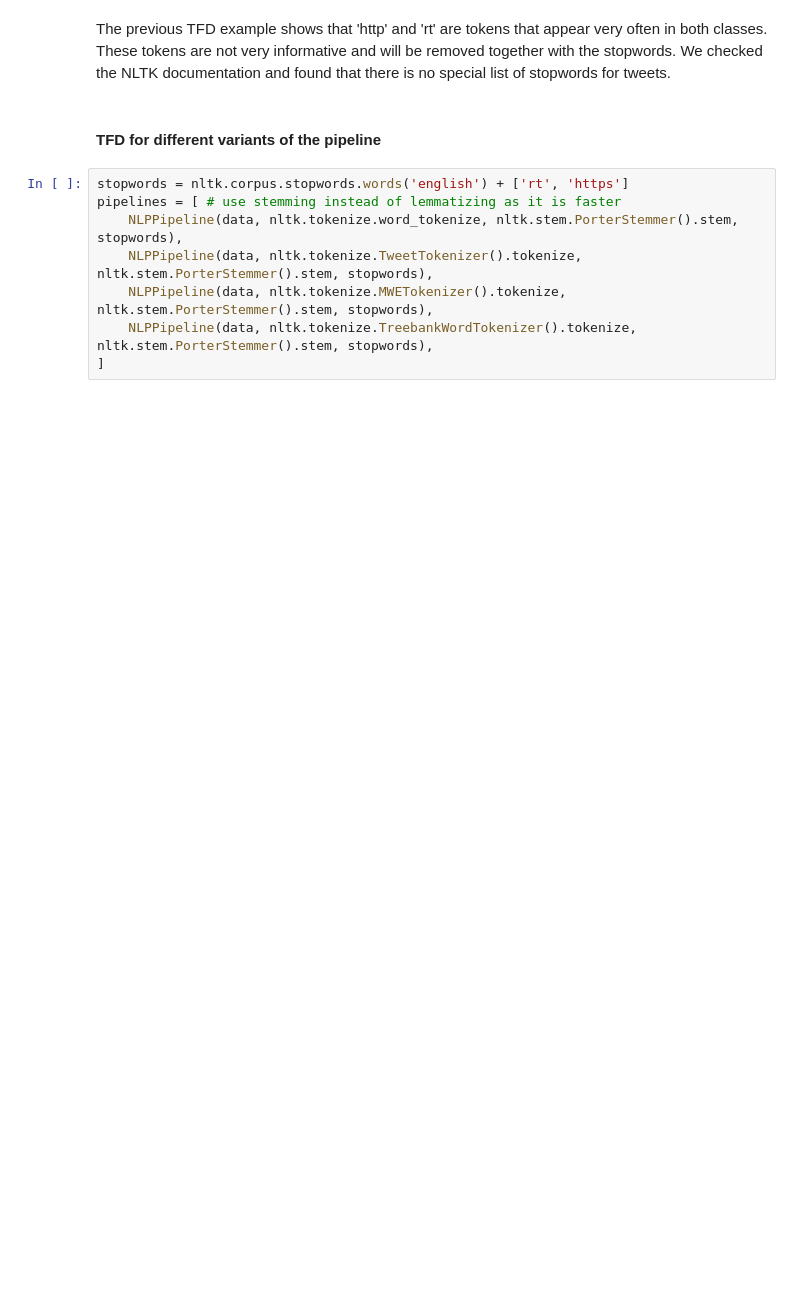
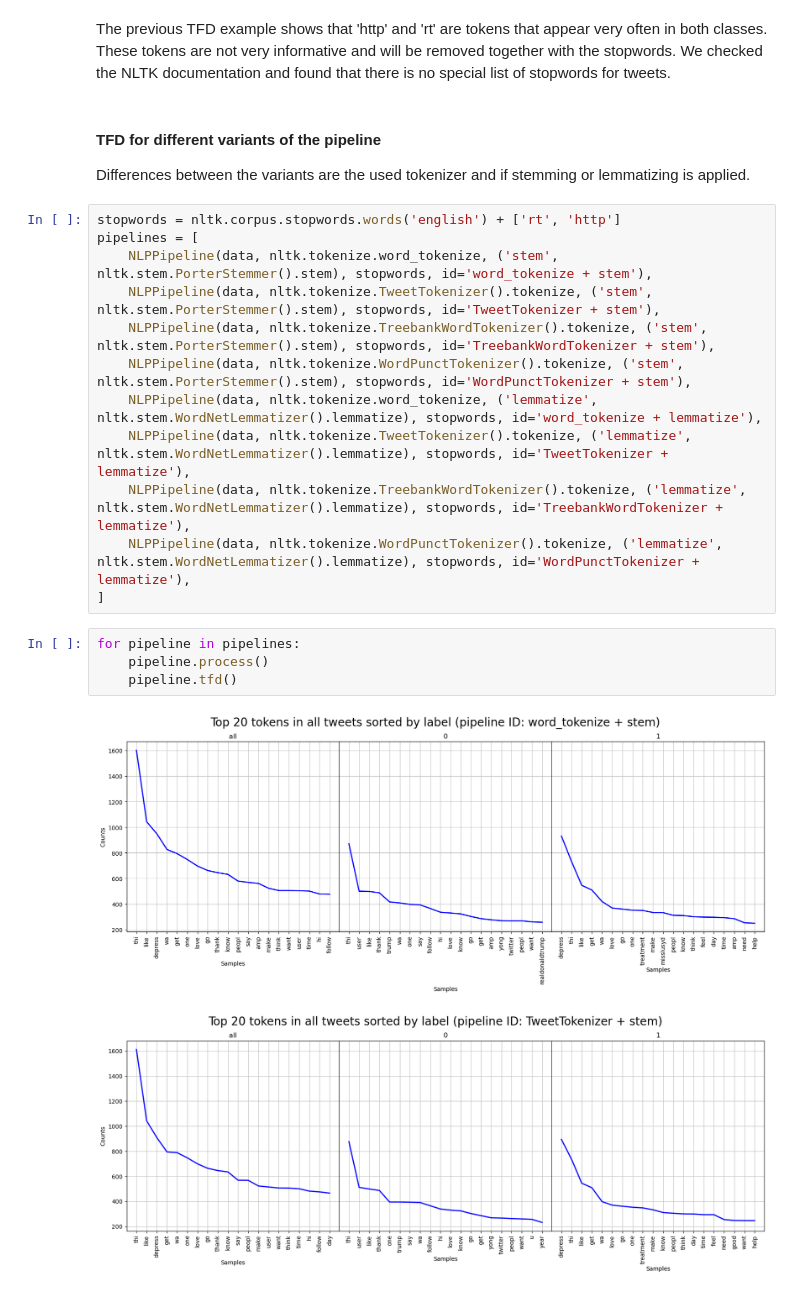
Before and after one commit to homolan13/twitter_mental_health, a Jupyter notebook: project.ipynb, the cells around one changed output. Drawn from its saved outputs; the diff is of its cells as text; blank space fills up the shorter version.

Commit message:
Finished different pipelines, TODO: add explanation

```diff
--- a/project.ipynb
+++ b/project.ipynb
@@ -209,11 +230,23 @@ print(dists)
 The previous TFD example shows that 'http' and 'rt' are tokens that appear very often in both classes. These tokens are not very informative and will be removed together with the stopwords. We checked the NLTK documentation and found that there is no special list of stopwords for tweets.
 # %% [markdown]
 #### TFD for different variants of the pipeline
+Differences between the variants are the used tokenizer and if stemming or lemmatizing is applied.
-# %%
-stopwords = nltk.corpus.stopwords.words('english') + ['rt', 'https']
-pipelines = [ # use stemming instead of lemmatizing as it is faster
-    NLPPipeline(data, nltk.tokenize.word_tokenize, nltk.stem.PorterStemmer().stem, stopwords),
-    NLPPipeline(data, nltk.tokenize.TweetTokenizer().tokenize, nltk.stem.PorterStemmer().stem, stopwords),
-    NLPPipeline(data, nltk.tokenize.MWETokenizer().tokenize, nltk.stem.PorterStemmer().stem, stopwords),
-    NLPPipeline(data, nltk.tokenize.TreebankWordTokenizer().tokenize, nltk.stem.PorterStemmer().stem, stopwords),
-]
+# %%
+stopwords = nltk.corpus.stopwords.words('english') + ['rt', 'http']
+pipelines = [
+    NLPPipeline(data, nltk.tokenize.word_tokenize, ('stem', nltk.stem.PorterStemmer().stem), stopwords, id='word_tokenize + stem'),
+    NLPPipeline(data, nltk.tokenize.TweetTokenizer().tokenize, ('stem', nltk.stem.PorterStemmer().stem), stopwords, id='TweetTokenizer + stem'),
+    NLPPipeline(data, nltk.tokenize.TreebankWordTokenizer().tokenize, ('stem', nltk.stem.PorterStemmer().stem), stopwords, id='TreebankWordTokenizer + stem'),
+    NLPPipeline(data, nltk.tokenize.WordPunctTokenizer().tokenize, ('stem', nltk.stem.PorterStemmer().stem), stopwords, id='WordPunctTokenizer + stem'),
+    NLPPipeline(data, nltk.tokenize.word_tokenize, ('lemmatize', nltk.stem.WordNetLemmatizer().lemmatize), stopwords, id='word_tokenize + lemmatize'),
+    NLPPipeline(data, nltk.tokenize.TweetTokenizer().tokenize, ('lemmatize', nltk.stem.WordNetLemmatizer().lemmatize), stopwords, id='TweetTokenizer + lemmatize'),
+    NLPPipeline(data, nltk.tokenize.TreebankWordTokenizer().tokenize, ('lemmatize', nltk.stem.WordNetLemmatizer().lemmatize), stopwords, id='TreebankWordTokenizer + lemmatize'),
+    NLPPipeline(data, nltk.tokenize.WordPunctTokenizer().tokenize, ('lemmatize', nltk.stem.WordNetLemmatizer().lemmatize), stopwords, id='WordPunctTokenizer + lemmatize'),
+]
+# %%
+for pipeline in pipelines:
+    pipeline.process()
+    pipeline.tfd()
+# %% [output]
+[figure, added]
+[figure, added]
```
Also changed, not shown: parts of 4 cells of this notebook.
